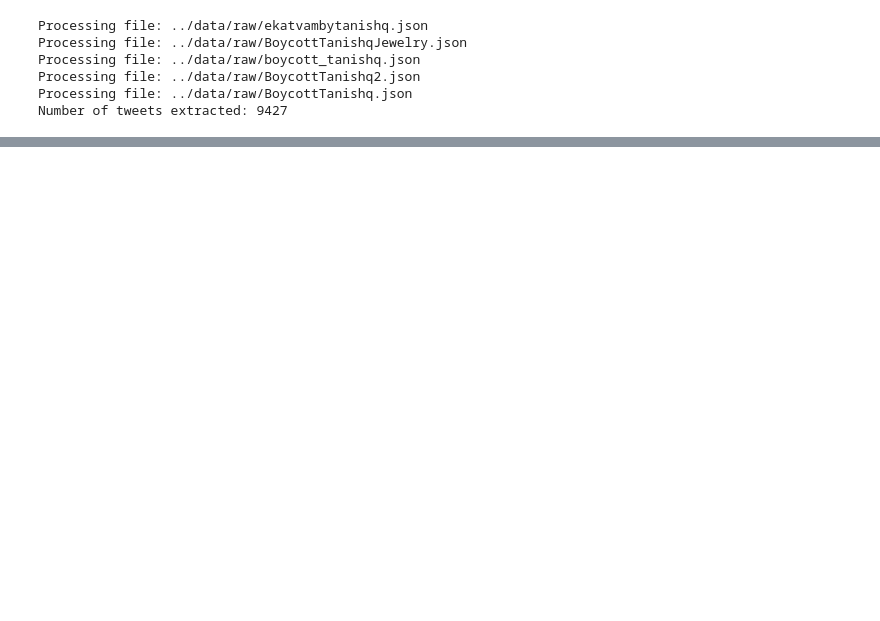
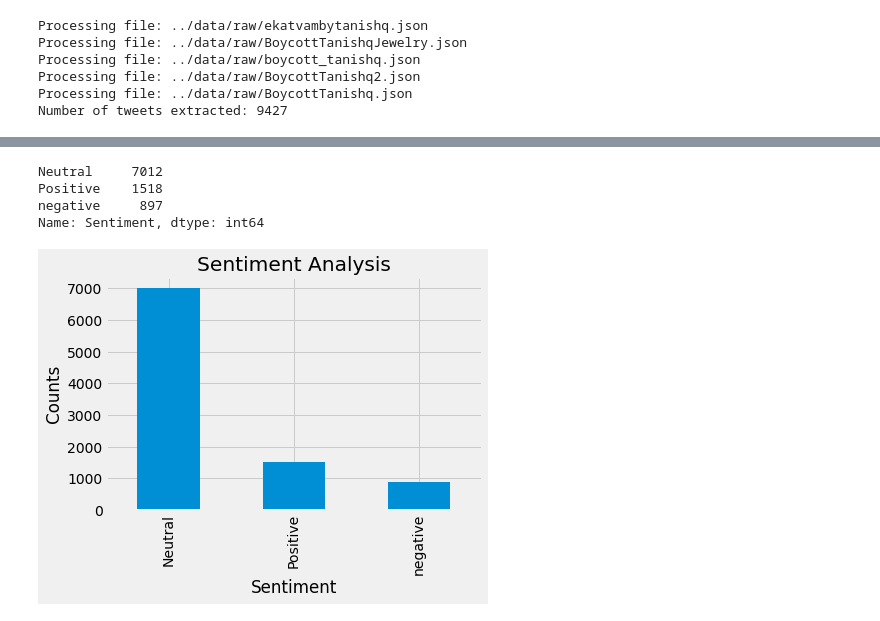
Before and after one commit to mamunm/sentiment_analysis, a Jupyter notebook: notebooks/preliminary_data_assessment.ipynb, the cells around one changed output, grey strips where cells are left out. Saved outputs shown, nothing was run; the diff lists cells and outputs as text; code cells hidden in the pictures; blank space fills up the shorter version.

```diff
--- a/notebooks/preliminary_data_assessment.ipynb
+++ b/notebooks/preliminary_data_assessment.ipynb
@@ -48,0 +141,16 @@ tanishq_data
+# %%
+tanishq_data["Sentiment"].value_counts()
+# %% [output]
+Neutral     7012
+Positive    1518
+negative     897
+Name: Sentiment, dtype: int64
+# %%
+plt.style.use("fivethirtyeight")
+tanishq_data["Sentiment"].value_counts().plot(kind="bar")
+plt.title("Sentiment Analysis")
+plt.xlabel("Sentiment")
+plt.ylabel("Counts")
+plt.show()
+# %% [output]
+[figure, added]
```
Also changed, not shown: parts of 12 cells of this notebook, 3 other files.
